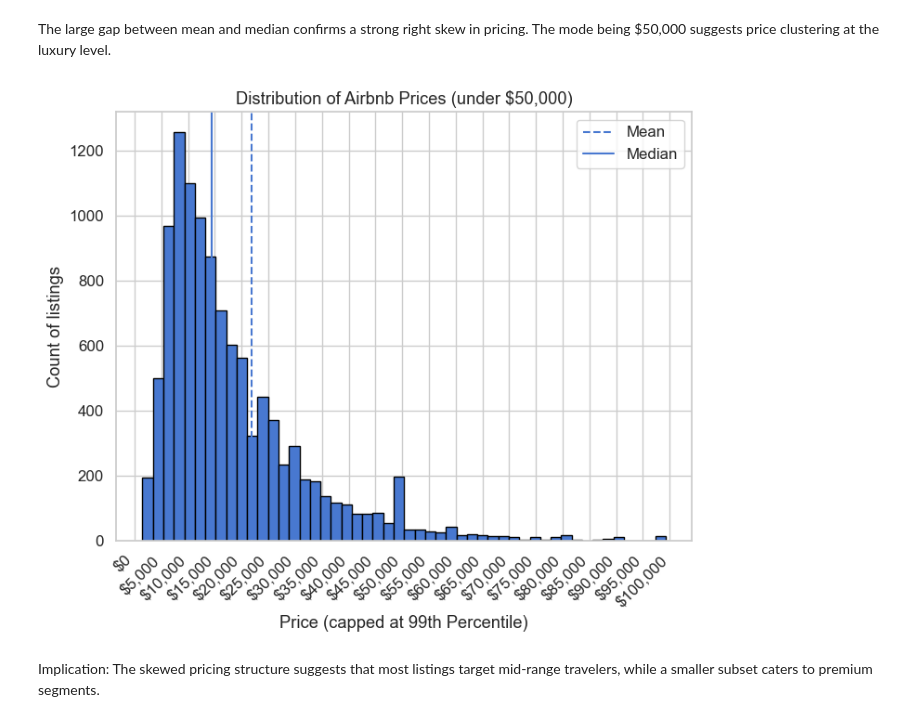
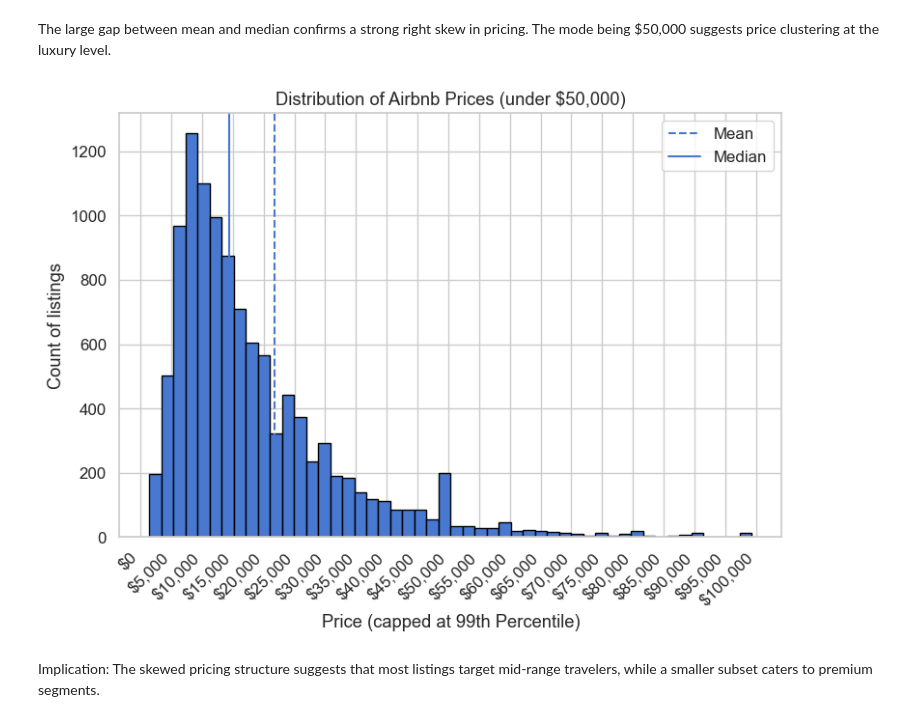
Before and after one commit to rtalde/Tokyo-Airbnb-Price-Analysis, a Jupyter notebook: notebook.ipynb, the cells around one changed output. Drawn from its saved outputs; the diff is of its cells as text; code cells hidden in the pictures.

Commit message:
updated saved img plots

```diff
--- a/notebook.ipynb
+++ b/notebook.ipynb
@@ -229,23 +229,29 @@ The large gap between mean and median confirms a strong right skew in pricing. T
 # %%
 upper_cap = selected_listings_df["price"].quantile(0.99)
 
 plt.figure(figsize=(8,6))
 plt.hist(selected_listings_df[selected_listings_df["price"] < upper_cap]["price"], bins=50, edgecolor="black")
 plt.xlabel("Price (capped at 99th Percentile)")
 
 ax = plt.gca()
 ax.xaxis.set_major_locator(ticker.MultipleLocator(5000))
 ax.xaxis.set_major_formatter(ticker.StrMethodFormatter("${x:,.0f}"))
 
 plt.xticks(rotation=45, ha="right")
 plt.ylabel("Count of listings")
 plt.title("Distribution of Airbnb Prices (under $50,000)")
 plt.axvline(mean_price, linestyle="--", label="Mean")
 plt.axvline(median_price, linestyle="-", label="Median")
 plt.legend()
+plt.tight_layout()
+plt.savefig(
+    "images/price_distribution.png",
+    dpi=300,
+    bbox_inches="tight"
+)
 plt.show()
 # %% [output]
-[figure, old version]
+[figure, new version]
 # %% [markdown]
 Implication: The skewed pricing structure suggests that most listings target mid-range travelers, while a smaller subset caters to premium segments.
 # %%
```
Also changed, not shown: parts of 3 cells of this notebook.
